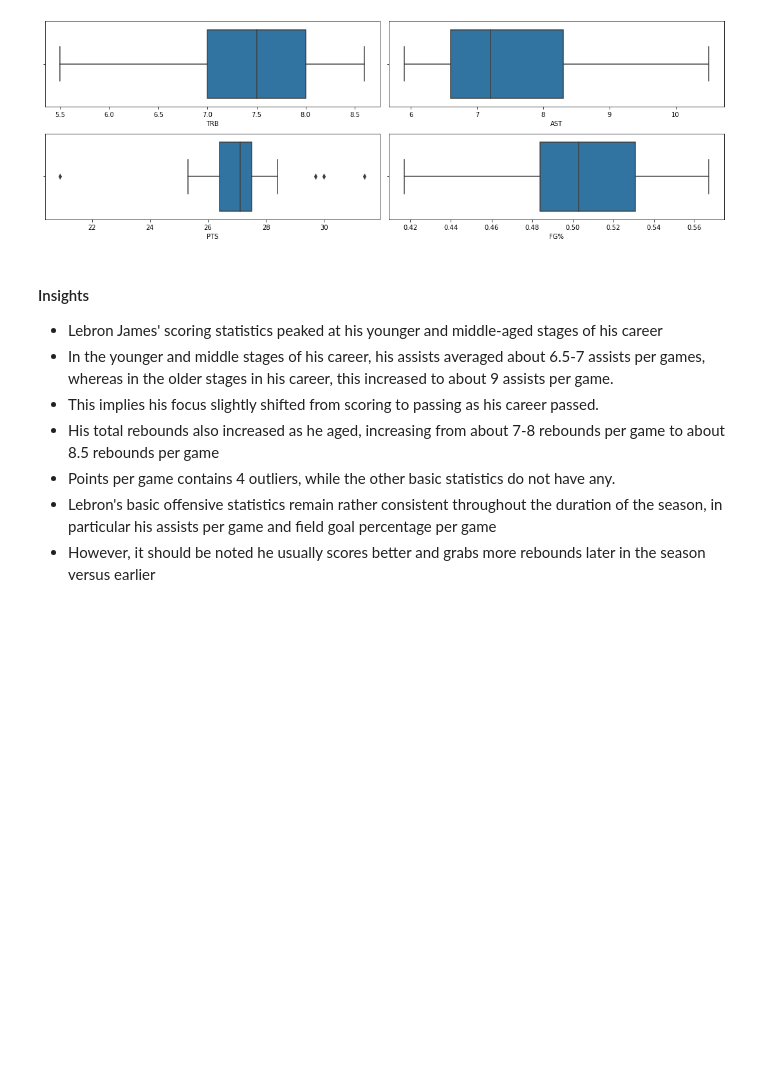
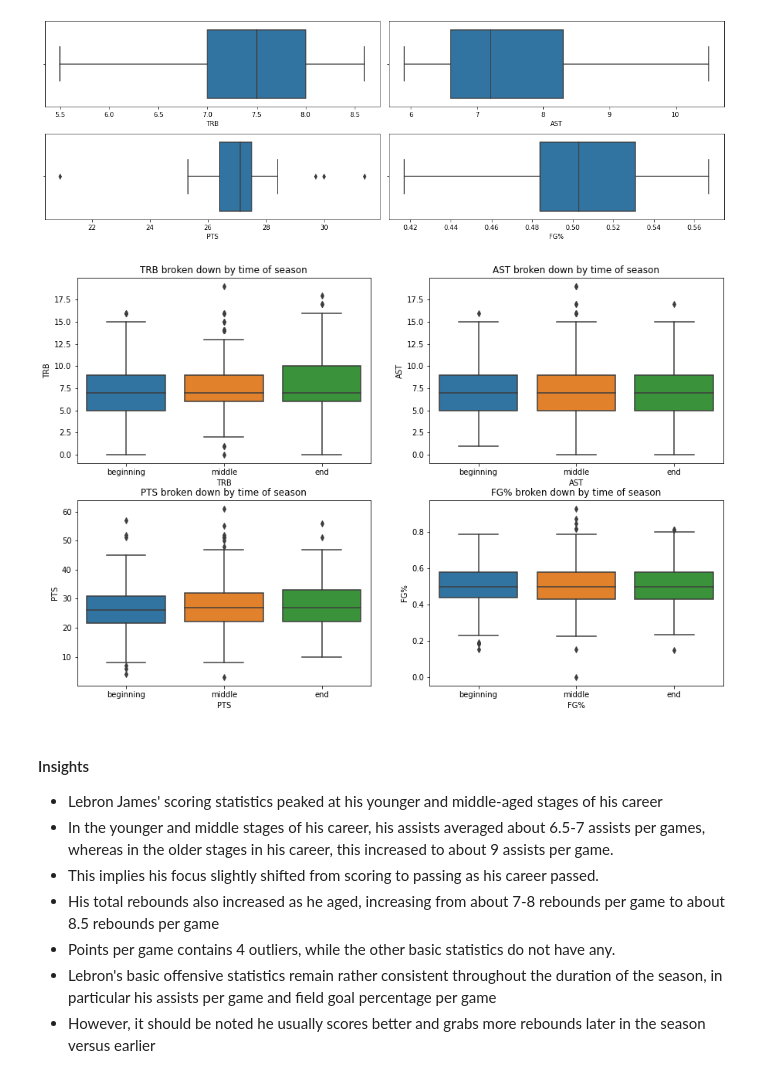
Before and after one commit to SarthakKamboj/Lebron-James-Efficiency-ML-Models, a Jupyter notebook: Data Visualization.ipynb, the cells around one changed output. Saved outputs shown, nothing was run; the diff lists cells and outputs as text; code cells hidden in the pictures; blank space fills up the shorter version.

```diff
--- a/Data Visualization.ipynb
+++ b/Data Visualization.ipynb
@@ -62,3 +62,6 @@ def get_time_of_season(g):
     return "end"
 # %%
 full_data["Time of Season"] = full_data["G"].apply(lambda x: get_time_of_season(x))
+# %%
+def extract_age(age):
+    return float(age.split("-")[0])
@@ -192,6 +197,20 @@ for imprt_col in imprt_cols:
 plt.show()
 # %% [output]
 [figure]
+# %%
+fig = plt.figure(1,(15,15))
+i = 0
+for imprt_col in imprt_cols:
+    if imprt_col == "Age Category":
+        continue
+    i+=1
+    ax = plt.subplot(1+(len(imprt_cols)//2),2,i)
+    sns.boxplot(x="Time of Season",y=imprt_col,data=full_data)
+    ax.set_xlabel(imprt_col)
+    ax.set_title(f"{imprt_col} broken down by time of season")
+plt.show()
+# %% [output]
+[figure, added]
 # %% [markdown]
 <h4>Insights</h4>
 <ul>
```
Also changed, not shown: parts of 19 cells of this notebook.
